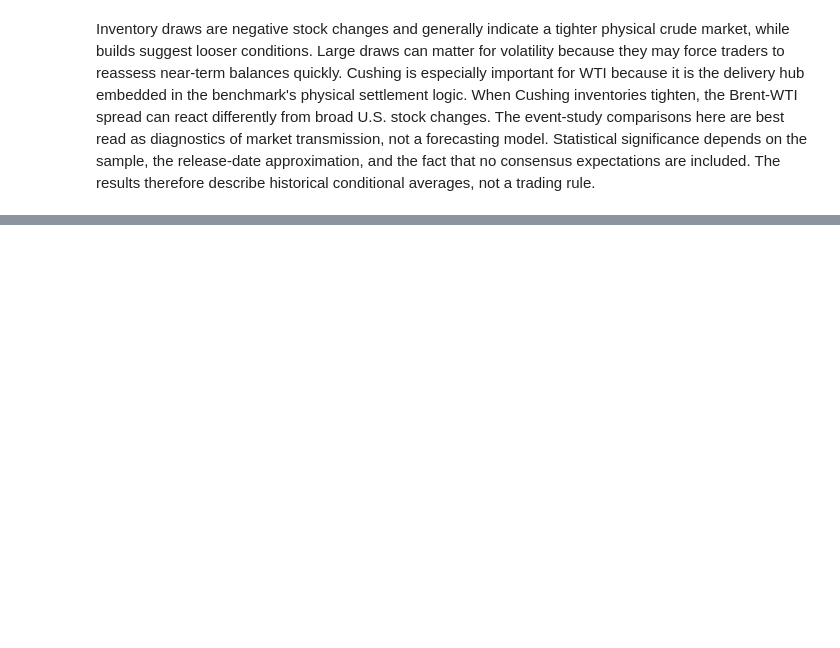
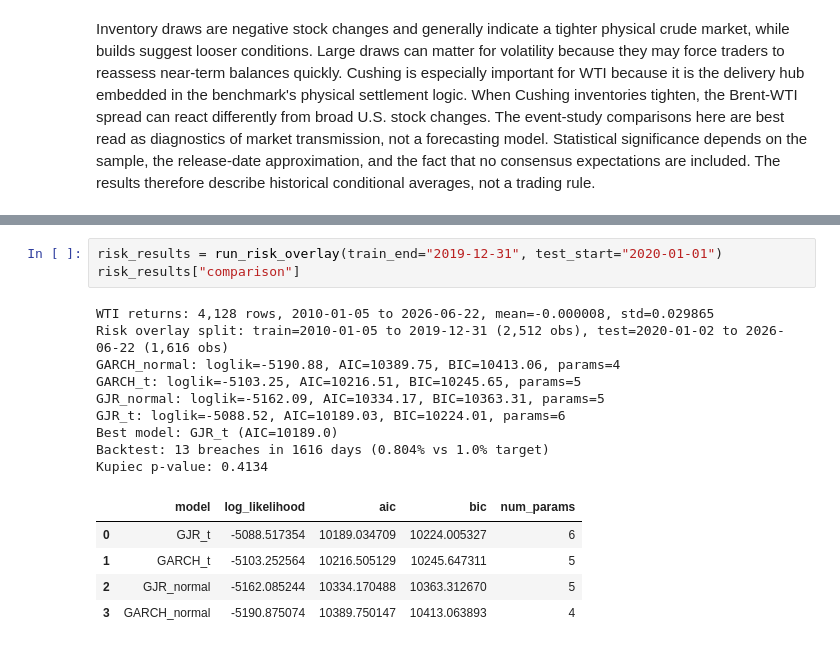
Before and after one commit to JAheadfour/crudeoil-supply-demand-project, a Jupyter notebook: notebooks/01_crude_sd_inventory_shock_study.ipynb, the cells around one changed output, grey strips where cells are left out. Saved outputs shown, nothing was run; the diff lists cells and outputs as text; blank space fills up the shorter version.

```diff
--- a/notebooks/01_crude_sd_inventory_shock_study.ipynb
+++ b/notebooks/01_crude_sd_inventory_shock_study.ipynb
@@ -367,0 +226,18 @@ FRED (WTI/Brent spot prices). Not investment advice.*
+# %%
+risk_results = run_risk_overlay(train_end="2019-12-31", test_start="2020-01-01")
+risk_results["comparison"]
+# %% [output]
+WTI returns: 4,128 rows, 2010-01-05 to 2026-06-22, mean=-0.000008, std=0.029865
+Risk overlay split: train=2010-01-05 to 2019-12-31 (2,512 obs), test=2020-01-02 to 2026-06-22 (1,616 obs)
+GARCH_normal: loglik=-5190.88, AIC=10389.75, BIC=10413.06, params=4
+GARCH_t: loglik=-5103.25, AIC=10216.51, BIC=10245.65, params=5
+GJR_normal: loglik=-5162.09, AIC=10334.17, BIC=10363.31, params=5
+GJR_t: loglik=-5088.52, AIC=10189.03, BIC=10224.01, params=6
+Best model: GJR_t (AIC=10189.0)
+Backtest: 13 breaches in 1616 days (0.804% vs 1.0% target)
+Kupiec p-value: 0.4134
+|  | model | log_likelihood | aic | bic | num_params |
+| 0 | GJR_t | -5088.517354 | 10189.034709 | 10224.005327 | 6 |
+| 1 | GARCH_t | -5103.252564 | 10216.505129 | 10245.647311 | 5 |
+| 2 | GJR_normal | -5162.085244 | 10334.170488 | 10363.312670 | 5 |
+| 3 | GARCH_normal | -5190.875074 | 10389.750147 | 10413.063893 | 4 |
```
Also changed, not shown: parts of 25 cells of this notebook, 33 other files.
